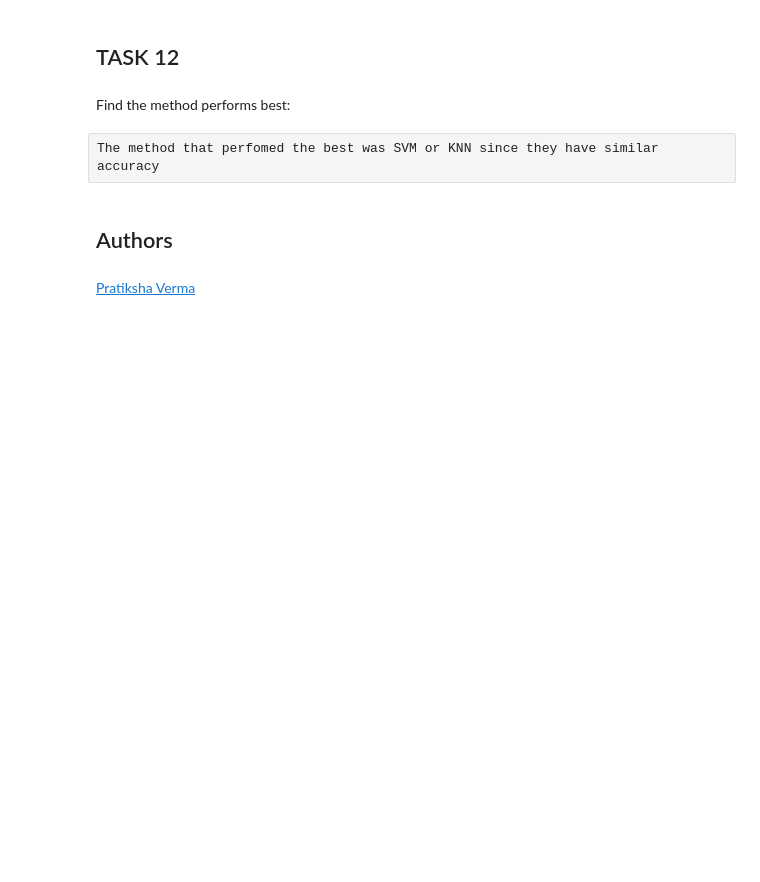
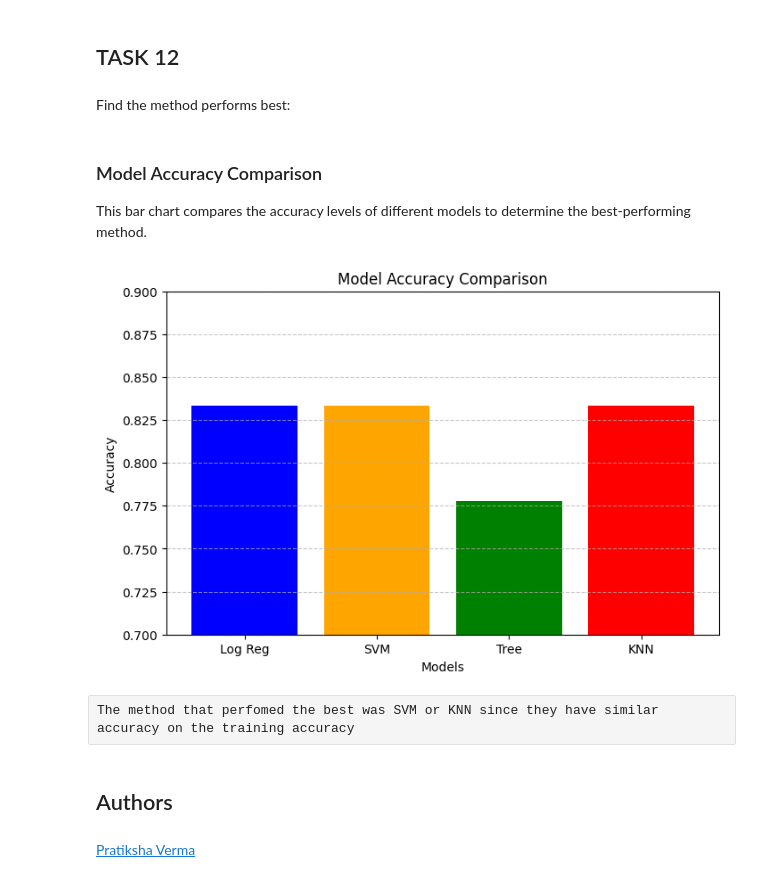
Before and after one commit to ManuelP2002/Applied-Data-Science-Capstone, a Jupyter notebook: SpaceX_Machine Learning Prediction_Part_5.ipynb, the cells around one changed output. Cells and saved outputs as stored; diff of their text form; code cells hidden in the pictures; blank space fills up the shorter version.

```diff
--- a/SpaceX_Machine Learning Prediction_Part_5.ipynb
+++ b/SpaceX_Machine Learning Prediction_Part_5.ipynb
@@ -310,8 +310,34 @@ plot_confusion_matrix(Y_test,yhat)
 ## TASK  12
 # %% [markdown]
 Find the method performs best:
+# %% [markdown]
+### Model Accuracy Comparison
+
+This bar chart compares the accuracy levels of different models to determine the best-performing method.
+# %%
+import matplotlib.pyplot as plt
+
+# Model names and their accuracy values
+models = ["Log Reg", "SVM", "Tree", "KNN"]
+accuracy = [0.8333, 0.8333, 0.7778, 0.8333]
+
+# Plotting the bar chart
+plt.figure(figsize=(8, 5))
+plt.bar(models, accuracy, color=["blue", "orange", "green", "red"])
+
+# Adding labels and title
+plt.xlabel("Models")
+plt.ylabel("Accuracy")
+plt.title("Model Accuracy Comparison")
+plt.ylim(0.7, 0.9)  # Set y-axis limits for better visualization
+plt.grid(axis="y", linestyle="--", alpha=0.7)
+
+# Display the chart
+plt.show()
+# %% [output]
+[figure, added]
 # %% [raw]
-The method that perfomed the best was SVM or KNN since they have similar accuracy
+The method that perfomed the best was SVM or KNN since they have similar accuracy on the training accuracy
 # %% [markdown]
 ## Authors
 # %% [markdown]
```
